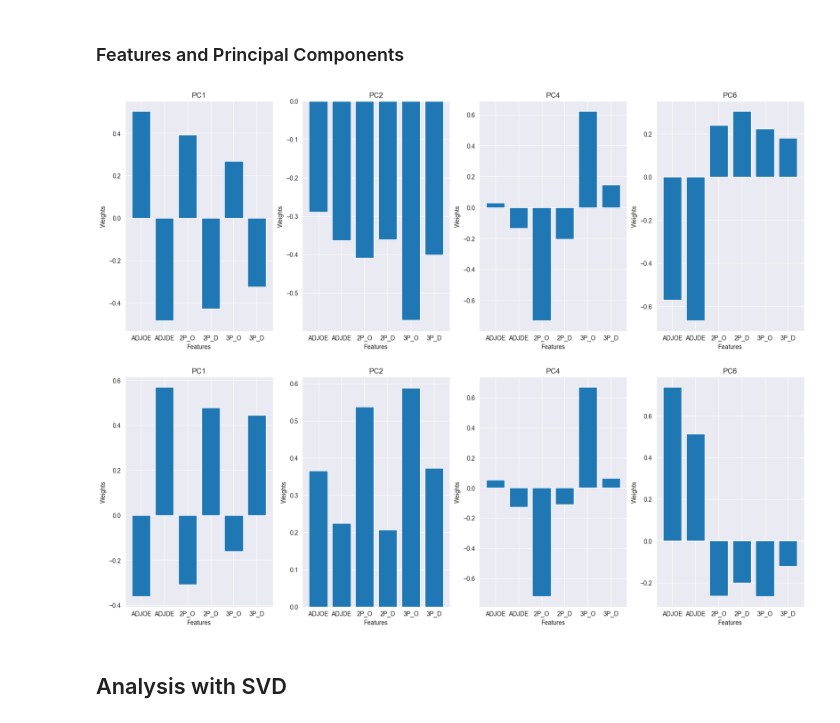
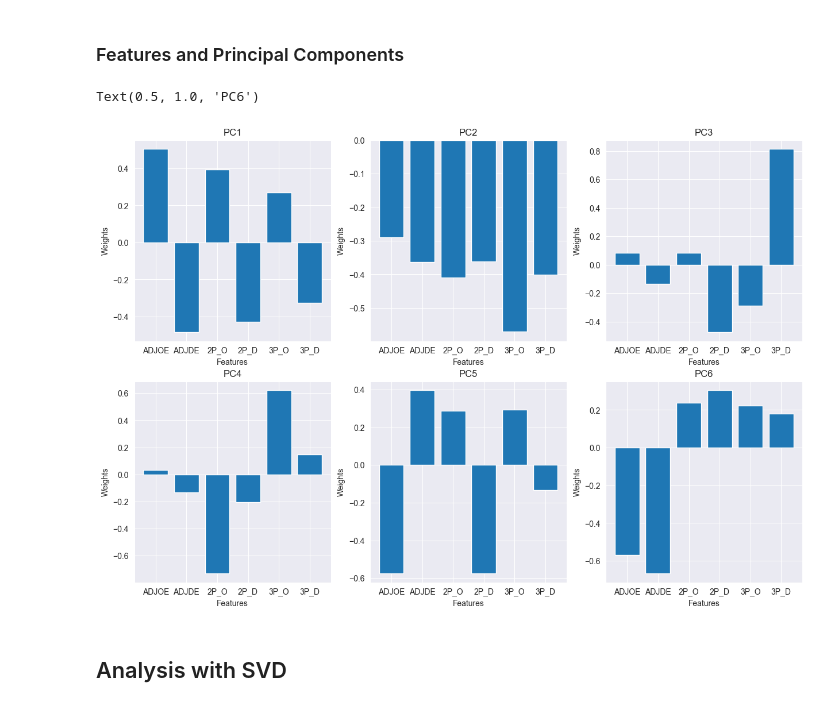
Before and after one commit to peetceenatoo/ncaa-mining, a Jupyter notebook: Scripts/Python/pca.ipynb, the cells around one changed output. Saved outputs shown, nothing was run; the diff lists cells and outputs as text; code cells hidden in the pictures.

```diff
--- a/Scripts/Python/pca.ipynb
+++ b/Scripts/Python/pca.ipynb
@@ -271,63 +313,50 @@ plt.axis('off')
 ### Features and Principal Components
 # %%
 # Plot how the principal components are built as a function of the original features
-fig = plt.figure(figsize=(20, 15))  # Adjust the figure width as needed
+fig = plt.figure(figsize=(15, 10))  # Adjust the figure width as needed
 
 # Names of the features
 f_names = ['ADJOE', 'ADJDE', '2P_O', '2P_D', '3P_O', '3P_D']
 
 # Plot the eigenvectors
-ax = fig.add_subplot(241)
+ax = fig.add_subplot(231)
 ax.bar(f_names, eigenvectors1[:, 0])
 ax.set_xlabel('Features')
 ax.set_ylabel('Weights')
 ax.set_title('PC1')
 
-ax = fig.add_subplot(242)
+ax = fig.add_subplot(232)
 ax.bar(f_names, eigenvectors1[:, 1])
 ax.set_xlabel('Features')
 ax.set_ylabel('Weights')
 ax.set_title('PC2')
 
-ax = fig.add_subplot(243)
+ax = fig.add_subplot(233)
+ax.bar(f_names, eigenvectors1[:, 2])
+ax.set_xlabel('Features')
+ax.set_ylabel('Weights')
+ax.set_title('PC3')
+
+ax = fig.add_subplot(234)
 ax.bar(f_names, eigenvectors1[:, 3])
 ax.set_xlabel('Features')
 ax.set_ylabel('Weights')
 ax.set_title('PC4')
 
-ax = fig.add_subplot(244)
+ax = fig.add_subplot(235)
+ax.bar(f_names, eigenvectors1[:, 4])
+ax.set_xlabel('Features')
+ax.set_ylabel('Weights')
+ax.set_title('PC5')
+
+ax = fig.add_subplot(236)
 ax.bar(f_names, eigenvectors1[:, 5])
 ax.set_xlabel('Features')
 ax.set_ylabel('Weights')
 ax.set_title('PC6')
-
-ax = fig.add_subplot(245)
-ax.bar(f_names, eigenvectors2[:, 0])
-ax.set_xlabel('Features')
-ax.set_ylabel('Weights')
-ax.set_title('PC1')
-
-ax = fig.add_subplot(246)
-ax.bar(f_names, eigenvectors2[:, 1])
-ax.set_xlabel('Features')
-ax.set_ylabel('Weights')
-ax.set_title('PC2')
-
-ax = fig.add_subplot(247)
-ax.bar(f_names, eigenvectors2[:, 3])
-ax.set_xlabel('Features')
-ax.set_ylabel('Weights')
-ax.set_title('PC4')
-
-ax = fig.add_subplot(248)
-ax.bar(f_names, eigenvectors2[:, 5])
-ax.set_xlabel('Features')
-ax.set_ylabel('Weights')
-ax.set_title('PC6')
-
-plt.show()
 # %% [output]
+Text(0.5, 1.0, 'PC6')
-[figure, old version]
+[figure, new version]
 # %% [markdown]
 ## Analysis with SVD
 # %% [markdown]
```
Also changed, not shown: parts of 7 cells of this notebook, 1 other file.
